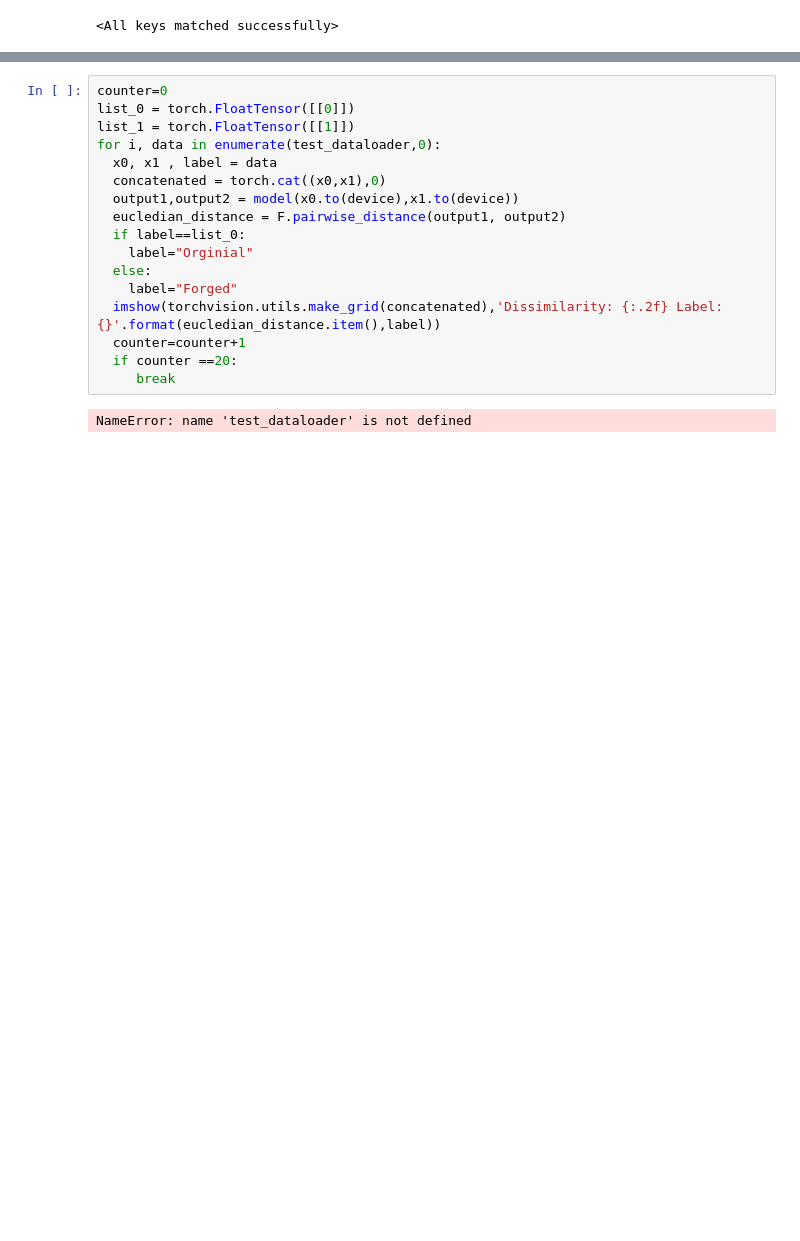
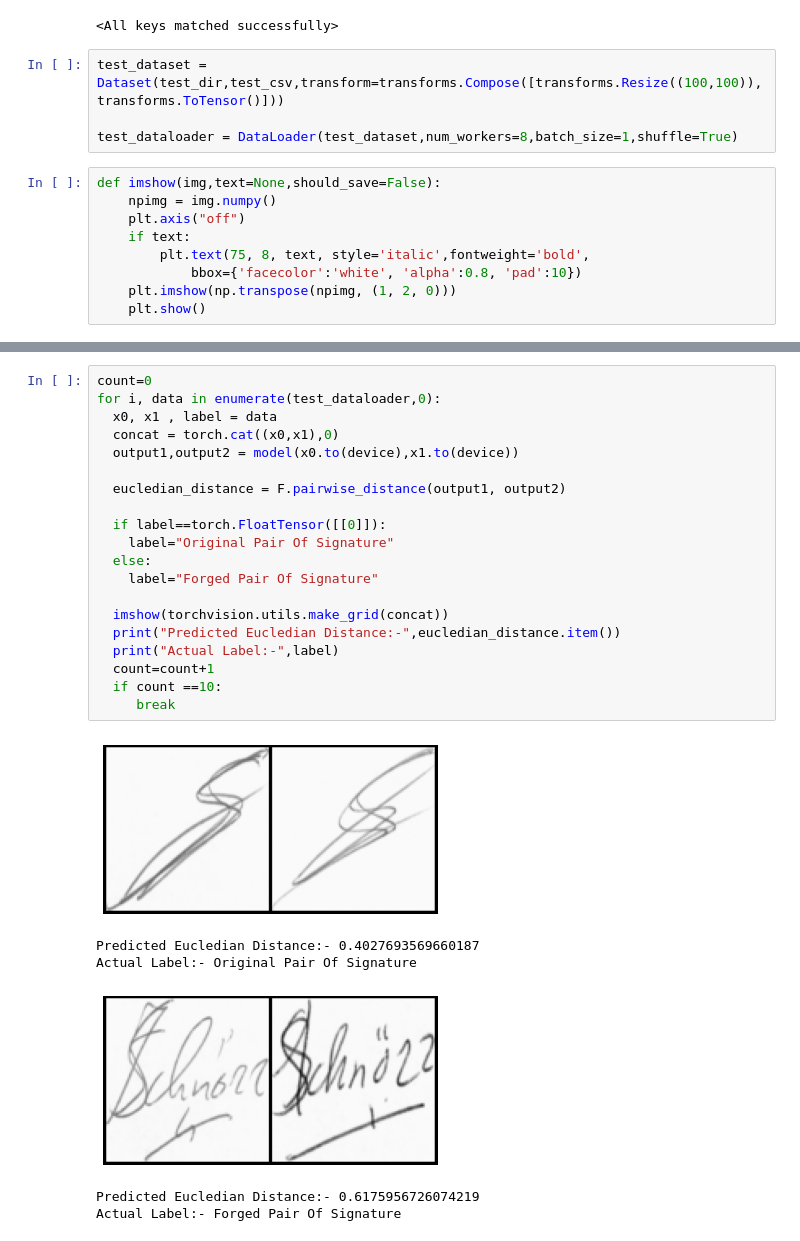
Before and after one commit to Rahul1582/Signature-Classification-using-Siamese-Network, a Jupyter notebook: Signature Classification Using Siamese.ipynb, the cells around one changed output, grey strips where cells are left out. Saved outputs shown, nothing was run; the diff lists cells and outputs as text; blank space fills up the shorter version.

```diff
--- a/Signature Classification Using Siamese.ipynb
+++ b/Signature Classification Using Siamese.ipynb
@@ -328,3 +295,16 @@ model = SiameseNetwork().to(device)
 model.load_state_dict(torch.load("model.pt"))
 # %% [output]
 <All keys matched successfully>
+# %%
+test_dataset = Dataset(test_dir,test_csv,transform=transforms.Compose([transforms.Resize((100,100)),transforms.ToTensor()]))
+
+test_dataloader = DataLoader(test_dataset,num_workers=8,batch_size=1,shuffle=True)
+# %%
+def imshow(img,text=None,should_save=False):
+    npimg = img.numpy()
+    plt.axis("off")
+    if text:
+        plt.text(75, 8, text, style='italic',fontweight='bold',
+            bbox={'facecolor':'white', 'alpha':0.8, 'pad':10})
+    plt.imshow(np.transpose(npimg, (1, 2, 0)))
+    plt.show()
@@ -331,19 +313,27 @@ model.load_state_dict(torch.load("model.pt"))
 # %%
-counter=0
-list_0 = torch.FloatTensor([[0]])
-list_1 = torch.FloatTensor([[1]])
+count=0
 for i, data in enumerate(test_dataloader,0):
   x0, x1 , label = data
-  concatenated = torch.cat((x0,x1),0)
+  concat = torch.cat((x0,x1),0)
   output1,output2 = model(x0.to(device),x1.to(device))
+
   eucledian_distance = F.pairwise_distance(output1, output2)
-  if label==list_0:
-    label="Orginial"
+
+  if label==torch.FloatTensor([[0]]):
+    label="Original Pair Of Signature"
   else:
-    label="Forged"
-  imshow(torchvision.utils.make_grid(concatenated),'Dissimilarity: {:.2f} Label: {}'.format(eucledian_distance.item(),label))
-  counter=counter+1
-  if counter ==20:
+    label="Forged Pair Of Signature"
+
+  imshow(torchvision.utils.make_grid(concat))
+  print("Predicted Eucledian Distance:-",eucledian_distance.item())
+  print("Actual Label:-",label)
+  count=count+1
+  if count ==10:
      break
 # %% [output]
+[figure, added]
-NameError: name 'test_dataloader' is not defined
+Predicted Eucledian Distance:- 0.4027693569660187
+Actual Label:- Original Pair Of Signature
+[figure, added]
+Predicted Eucledian Distance:- 0.6175956726074219
+Actual Label:- Forged Pair Of Signature
```
Also changed, not shown: parts of 16 cells of this notebook, 6 other files.
